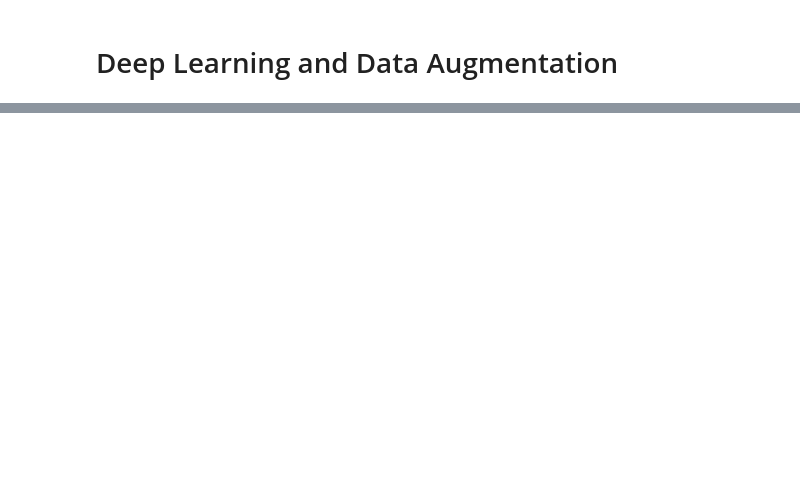
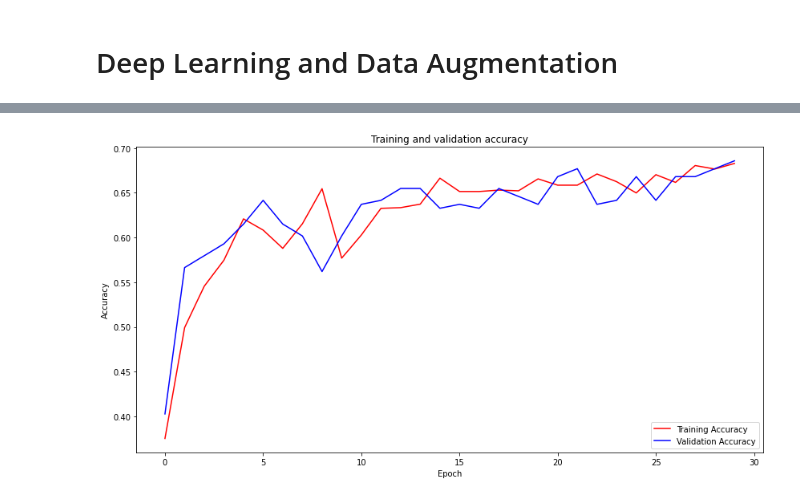
Before and after one commit to noramens/machine-learning-algorithms, a Jupyter notebook: Multi_class_image_classification.ipynb, the cells around one changed output, grey strips where cells are left out. Drawn from its saved outputs; the diff is of its cells as text; code cells hidden in the pictures; blank space fills up the shorter version.

```diff
--- a/Multi_class_image_classification.ipynb
+++ b/Multi_class_image_classification.ipynb
@@ -278,0 +303,13 @@ model.summary()
+# %%
+# we are compiling the model using Adam as our optimiser
+model.compile(optimizer='Adam',
+              loss='categorical_crossentropy',
+              metrics =['accuracy'])
+# %%
+# we start training the model, we are training the model with train_generator which contains the data from data augmentation and we're going to validate it on the validation dataset
+history = model.fit_generator(train_generator,
+                              epochs=30,
+                              verbose=1,
+                              validation_data=validation_generator,
+                              callbacks = [best_model]
+                              )
@@ -278,0 +334,19 @@ model.summary()
+# %%
+# lets plot to see how the trained model is performing
+acc=history.history['accuracy']
+val_acc=history.history['val_accuracy']
+loss=history.history['loss']
+val_loss=history.history['val_loss']
+
+epochs=range(len(acc))
+
+fig = plt.figure(figsize=(14,7))
+plt.plot(epochs, acc, 'r', label="Training Accuracy")
+plt.plot(epochs, val_acc, 'b', label="Validation Accuracy")
+plt.xlabel('Epoch')
+plt.ylabel('Accuracy')
+plt.title('Training and validation accuracy')
+plt.legend(loc='lower right')
+plt.show()
+# %% [output]
+[figure, added]
```
Also changed, not shown: parts of 20 cells of this notebook.
